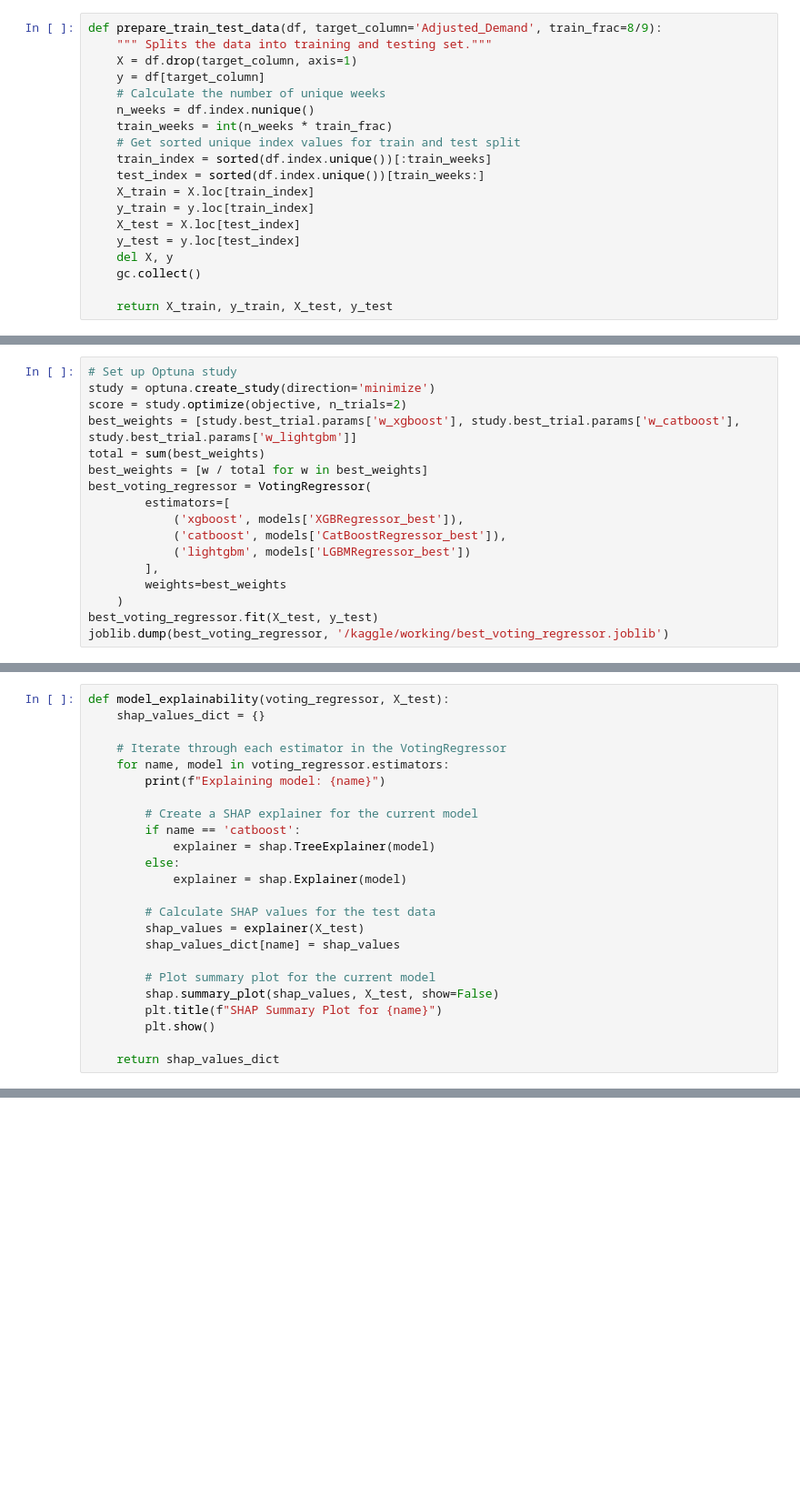
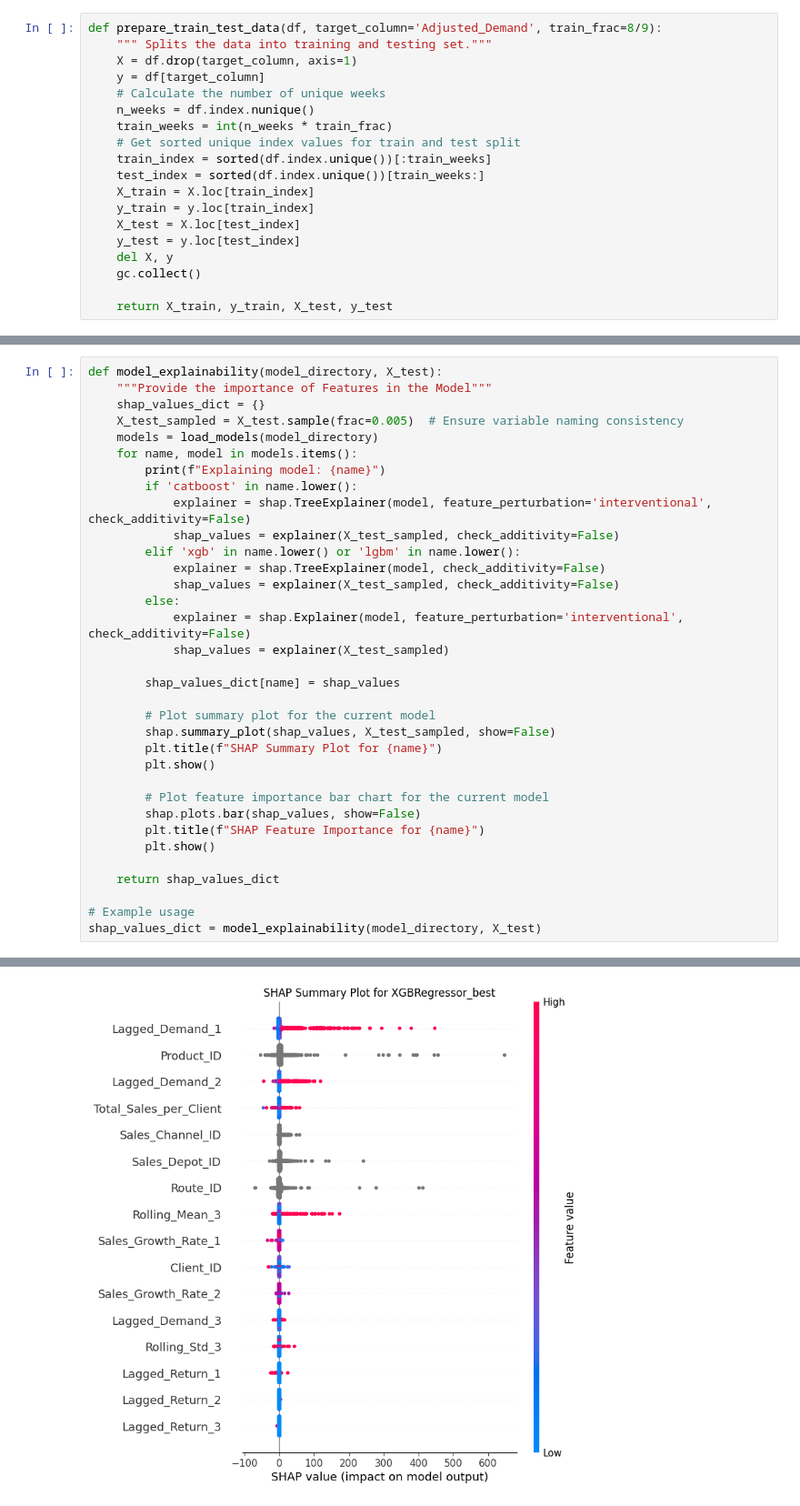
Before and after one commit to agshiv92/GrupoBimbo_InventoryDemand_Solutions, a Jupyter notebook: Group_Bimbo_modeling.ipynb, the cells around one changed output, grey strips where cells are left out. Shown at 91% size. Saved outputs shown, nothing was run; the diff lists cells and outputs as text; blank space fills up the shorter version.

```diff
--- a/Group_Bimbo_modeling.ipynb
+++ b/Group_Bimbo_modeling.ipynb
@@ -867,17 +917,0 @@ def objective(trial):
-# %%
-# Set up Optuna study
-study = optuna.create_study(direction='minimize')
-score = study.optimize(objective, n_trials=2)
-best_weights = [study.best_trial.params['w_xgboost'], study.best_trial.params['w_catboost'], study.best_trial.params['w_lightgbm']]
-total = sum(best_weights)
-best_weights = [w / total for w in best_weights]
-best_voting_regressor = VotingRegressor(
-        estimators=[
-            ('xgboost', models['XGBRegressor_best']),
-            ('catboost', models['CatBoostRegressor_best']),
-            ('lightgbm', models['LGBMRegressor_best'])
-        ],
-        weights=best_weights
-    )
-best_voting_regressor.fit(X_test, y_test)
-joblib.dump(best_voting_regressor, '/kaggle/working/best_voting_regressor.joblib')
@@ -904,25 +932,36 @@ joblib.dump(best_voting_regressor, '/kaggle/working/best_voting_regressor.joblib
 ### <b>5.5 <span style='color:#E1B12D'> Model Explainablity </span></b>
 # %%
-def model_explainability(voting_regressor, X_test):
+def model_explainability(model_directory, X_test):
+    """Provide the importance of Features in the Model"""
     shap_values_dict = {}
+    X_test_sampled = X_test.sample(frac=0.005)  # Ensure variable naming consistency
+    models = load_models(model_directory)
+    for name, model in models.items():
+        print(f"Explaining model: {name}")
+        if 'catboost' in name.lower():
+            explainer = shap.TreeExplainer(model, feature_perturbation='interventional', check_additivity=False)
+            shap_values = explainer(X_test_sampled, check_additivity=False)
+        elif 'xgb' in name.lower() or 'lgbm' in name.lower():
+            explainer = shap.TreeExplainer(model, check_additivity=False)
+            shap_values = explainer(X_test_sampled, check_additivity=False)
+        else:
+            explainer = shap.Explainer(model, feature_perturbation='interventional', check_additivity=False)
+            shap_values = explainer(X_test_sampled)
 
-    # Iterate through each estimator in the VotingRegressor
-    for name, model in voting_regressor.estimators:
-        print(f"Explaining model: {name}")
-
-        # Create a SHAP explainer for the current model
-        if name == 'catboost':
-            explainer = shap.TreeExplainer(model)
-        else:
-            explainer = shap.Explainer(model)
-
-        # Calculate SHAP values for the test data
-        shap_values = explainer(X_test)
         shap_values_dict[name] = shap_values
 
         # Plot summary plot for the current model
-        shap.summary_plot(shap_values, X_test, show=False)
+        shap.summary_plot(shap_values, X_test_sampled, show=False)
         plt.title(f"SHAP Summary Plot for {name}")
         plt.show()
 
+        # Plot feature importance bar chart for the current model
+        shap.plots.bar(shap_values, show=False)
+        plt.title(f"SHAP Feature Importance for {name}")
+        plt.show()
+
     return shap_values_dict
+
+# Example usage
+shap_values_dict = model_explainability(model_directory, X_test)
+# %% [output]
@@ -928,0 +969 @@ def model_explainability(voting_regressor, X_test):
+[figure, added]
```
Also changed, not shown: parts of 81 cells of this notebook.
